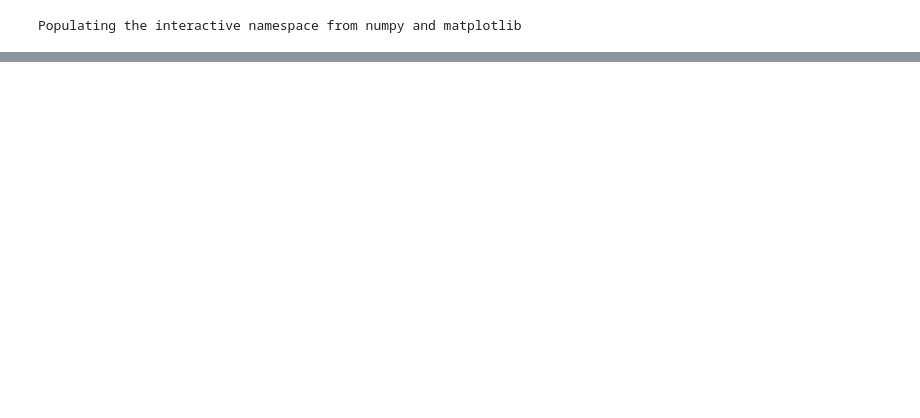
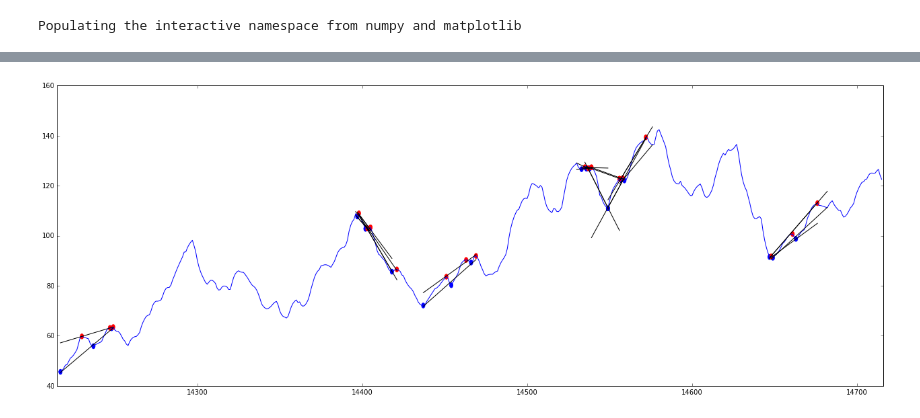
Before and after one commit to Anastasiya-Zhyrkevich/Notebooks, a Jupyter notebook: Untitled1.ipynb, the cells around one changed output, grey strips where cells are left out. Cells and saved outputs as stored; diff of their text form; code cells hidden in the pictures; blank space fills up the shorter version.

Commit message:
comb function

```diff
--- a/Untitled1.ipynb
+++ b/Untitled1.ipynb
@@ -47,0 +53,13 @@ for i in xrange(50, len(resx)-1):
+# %%
+fig,ax = create_plot(0, 300)
+resx, res = add_missed(df['Data'], df['Close'])
+ess_ = ess1(res, 0.3)
+
+draw_plot(fig, ax, 0, 500, resx, ess_)
+
+lines = comb(fig,ax,resx[:500], ess_[:500], 3, 3)
+for x1, x2, a1, b1, a2, b2 in lines:
+    draw_line(fig, ax, x1, x2, a1, b1)
+    draw_line(fig, ax, x1, x2, a2, b2)
+# %% [output]
+[figure, added]
```
Also changed, not shown: parts of 4 cells of this notebook.
